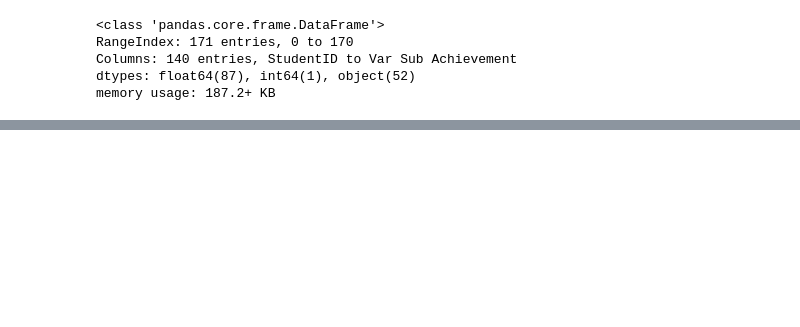
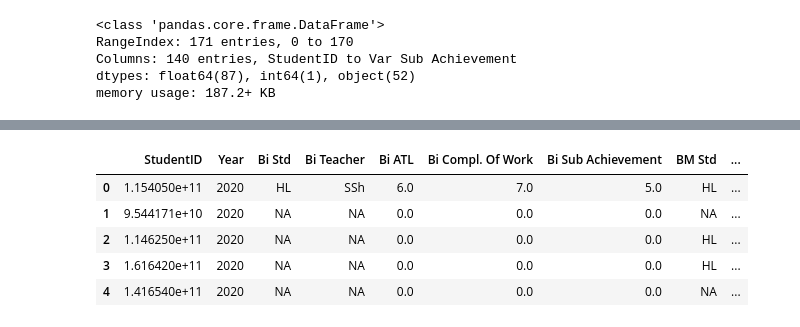
Before and after one commit to siti-alawiyah/ibresultprediction, a Jupyter notebook: Exploratory_Data_Analysis_1.0.ipynb, the cells around one changed output, grey strips where cells are left out. Drawn from its saved outputs; the diff is of its cells as text; code cells hidden in the pictures; blank space fills up the shorter version.

```diff
--- a/Exploratory_Data_Analysis_1.0.ipynb
+++ b/Exploratory_Data_Analysis_1.0.ipynb
@@ -942,0 +800,9 @@ df20.dtypes
+# %%
+df20.head(5)
+# %% [output]
+|  | StudentID | Year | Bi Std | Bi Teacher | Bi ATL | Bi Compl. Of Work | Bi Sub Achievement | BM Std | ... |
+| 0 | 1.154050e+11 | 2020 | HL | SSh | 6.0 | 7.0 | 5.0 | HL | ... |
+| 1 | 9.544171e+10 | 2020 | NA | NA | 0.0 | 0.0 | 0.0 | NA | ... |
+| 2 | 1.146250e+11 | 2020 | NA | NA | 0.0 | 0.0 | 0.0 | HL | ... |
+| 3 | 1.616420e+11 | 2020 | NA | NA | 0.0 | 0.0 | 0.0 | HL | ... |
+| 4 | 1.416540e+11 | 2020 | NA | NA | 0.0 | 0.0 | 0.0 | NA | ... |
```
Also changed, not shown: parts of 52 cells of this notebook.
